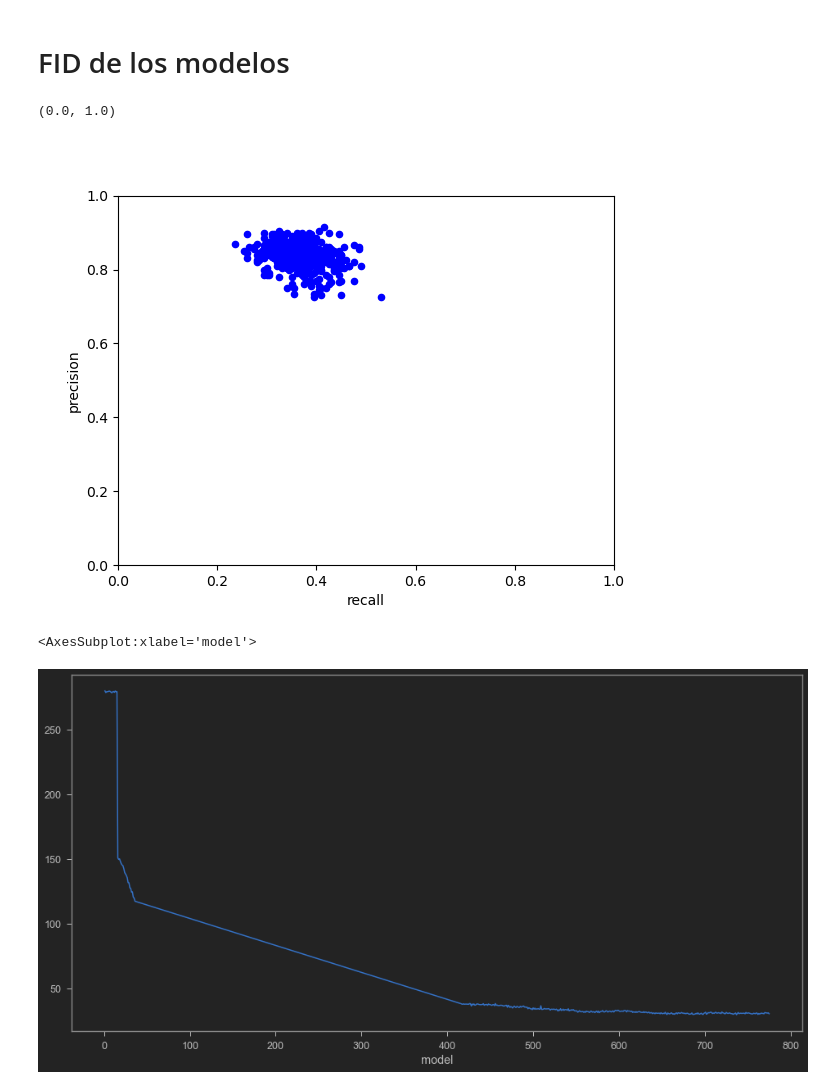
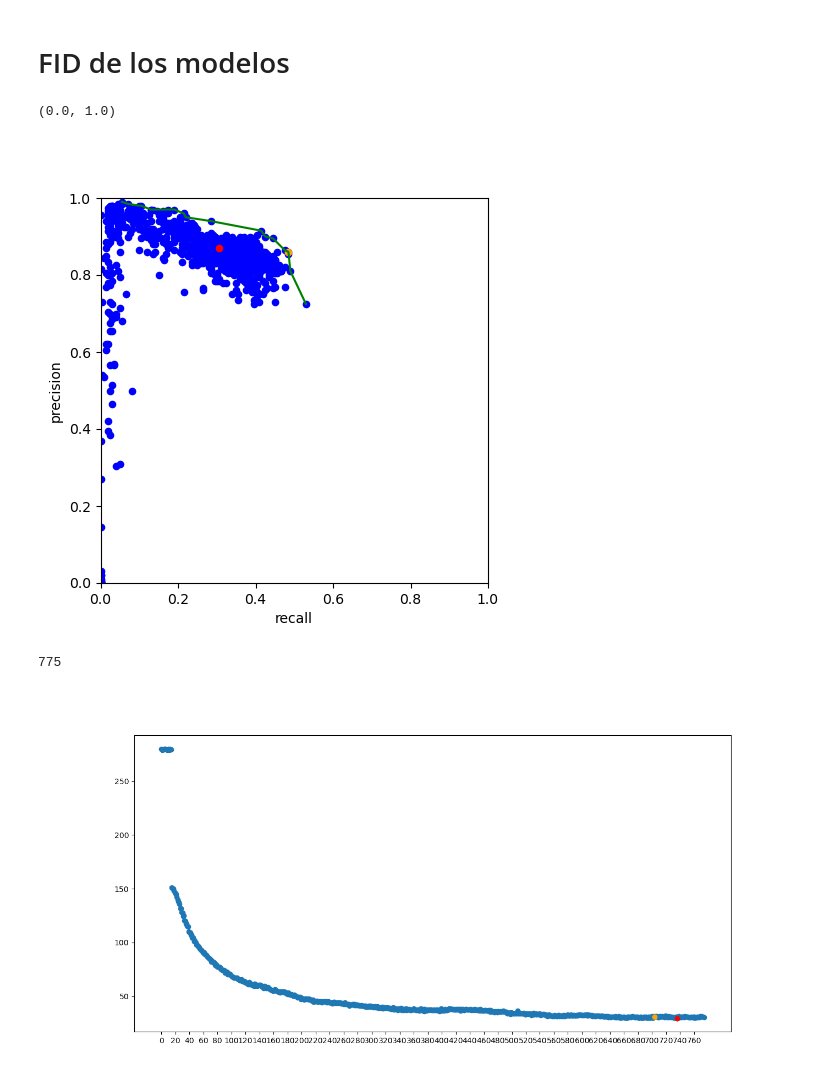
Before and after one commit to maizabros/C-StyleGAN2_FER, a Jupyter notebook: Untitled.ipynb, the cells around one changed output. Saved outputs shown, nothing was run; the diff lists cells and outputs as text; code cells hidden in the pictures.

```diff
--- a/Untitled.ipynb
+++ b/Untitled.ipynb
@@ -48,15 +55,19 @@ latents = [(ll, model.GAN.G.num_layers)]
   Asian  | Black      | Indian | White           |                |                 |          |       |
 
 """"""                 0  1  2  3  4  5  6  7  8   """
-label1 = torch.Tensor([1, 0, 0, 0, 0, 0, 0,        # Expression
+label1 = torch.Tensor([0, 0, 0, 1, 0, 0, 0,        # Expression
                        0, 0, 0, 0, 0, 0, 0, 0, 0,  # Age
-                       1, 0,                       # Sex
-                       0, 0, 0, 0, 0, 0, 1,        # Race7
-                       0, 0, 0, 1])                # Race4
+                       0, 1,                       # Gender
+                       0, 1, 0, 0, 0, 0, 0,        # Race7
+                       1, 0, 0, 0])                # Race4
 lines_to_generate = 8
 TOTAL = 8
 labels = label1.repeat(TOTAL, 1).cuda()
 ra = {0:7, 1:10, 2:8, 3:9, 4:11, 5:12, 6:13, 7:14, 8:15}
+
+# ll = torch.load("latents.pt")
+ll = torch.randn(TOTAL, 512).cuda()
+latents = [(ll, model.GAN.G.num_layers)]
 # %%
 start = time.time()
 test_image = None
@@ -64,7 +75,7 @@ for i in range(lines_to_generate):
 
     labels[:,ra[i]] = 1
     model.set_evaluation_parameters(latents_to_evaluate=latents, labels_to_evaluate=labels, reset=True, total=TOTAL)
-    generated_images, average_generated_images = model.evaluate(use_mapper=True, truncation_trick=1.5)
+    generated_images, average_generated_images = model.evaluate(use_mapper=True, truncation_trick=1.4)
 
     test_image = torch.cat((test_image, average_generated_images)) if i != 0 else average_generated_images
     labels[:,ra[i]] = 0
@@ -72,7 +83,7 @@ end = time.time()
 print("Total elapsed time: %.2f seconds" % (end - start))
 print("Avg time per image: %.10f seconds" % ((end - start)/(TOTAL*lines_to_generate)))
 torchvision.utils.save_image(test_image, f'test.png', nrow=TOTAL)
-plt.figure(figsize=(TOTAL*2 if TOTAL < 5 else 10,lines_to_generate*2 if lines_to_generate < 5 else 10))
+plt.figure(figsize=(TOTAL*2 if TOTAL < 4 else 8,lines_to_generate*2 if lines_to_generate < 4 else 8))
 plt.axis("off")
 plt.imshow(plt.imread("test.png"));
 # %% [output]
@@ -126,18 +137,55 @@ NameError: name 'name' is not defined
 # %% [markdown]
 # FID de los modelos
 # %%
-m = 400
-fids = pd.read_csv("models/test_all_2_100k/fid_stats.csv", index_col=-1).dropna()
-ax = fids.sort_index()[fids.index > m].plot.scatter("recall", "precision", color="b")
-mplcursors.cursor(ax).connect("add", lambda sel: sel.annotation.set_text(fids.sort_index()[fids.index > m].index[sel.index]))
+m, step = 0, 1
+fids = pd.read_csv("training_progress_test_all_2_100k/metrics_test_all_2_100k.csv").dropna()
+fids_m = fids.sort_index()[fids.index > m][::step].reset_index()
+ax = fids_m.plot.scatter("recall", "precision", color="b", figsize=(5,5))
+highPareto = True
+
+'''Pareto frontier selection process'''
+sorted_list = sorted([[fids_m.recall[i], fids_m.precision[i]] for i in range(len(fids_m.recall))], reverse=True)
+pareto_front = [sorted_list[0]]
+for pair in sorted_list[1:]:
+    if highPareto:
+        if pair[1] >= pareto_front[-1][1]:
+            pareto_front.append(pair)
+    else:
+        if pair[1] <= pareto_front[-1][1]:
+            pareto_front.append(pair)
+
+'''Plotting process'''
+pf_X = [pair[0] for pair in pareto_front]
+pf_Y = [pair[1] for pair in pareto_front]
+plt.plot(pf_X, pf_Y, color="green")
+
+fids_m[fids_m.fid == fids_m.fid.min()].plot.scatter("recall", "precision", ax=ax, color="red")
+fids_m[fids_m.f1 == fids_m.f1.max()].plot.scatter("recall", "precision", ax=ax, color="orange")
+
+mplcursors.cursor(ax).connect("add", lambda sel: sel.annotation.set_text(
+    f"Modelo: {fids_m.index[sel.index]+m+1}\nFID: {fids_m.iloc[sel.index].fid}\n" +
+    f"Precision: {fids_m.iloc[sel.index].precision:.2f}\nRecall: {fids_m.iloc[sel.index].recall}\n" +
+    f"F1: {fids_m.iloc[sel.index].f1}"
+) if isinstance(sel.artist, mpl.collections.PathCollection) else None)
 ax.set_ylim(0,1)
 ax.set_xlim(0,1)
 # ax.set_xlim(610,800)
 # %% [output]
 (0.0, 1.0)
-[figure, old version]
+[figure, new version]
 # %%
-fids.sort_index()["fid"][fids.index > 0].plot(figsize=(16,8))
+plt.figure()
+ax2 = fids_m["fid"].plot(figsize=(14,7), marker="o", linestyle="None")
+fids_m[fids_m.f1 == fids_m.f1.max()]["fid"].plot(figsize=(14,7), marker="o", linestyle="None", ax=ax2, color="orange")
+fids_m[fids_m.fid == fids_m.fid.min()]["fid"].plot(figsize=(14,7), marker="o", linestyle="None", ax=ax2, color="red")
+mplcursors.cursor(ax2).connect("add", lambda sel: sel.annotation.set_text(
+    f"Modelo: {fids_m.index[sel.index]+m+1}\nFID: {fids_m.iloc[sel.index].fid}\n" +
+    f"Precision: {fids_m.iloc[sel.index].precision:.2f}\nRecall: {fids_m.iloc[sel.index].recall}\n" +
+    f"F1: {fids_m.iloc[sel.index].f1}"
+))
+print(fids_m.shape[0])
+ax2.set_xticks(np.arange(0,fids_m.shape[0],20))
+ax2.set_xticklabels(np.arange(775-fids_m.shape[0],776,20));
 # %% [output]
-<AxesSubplot:xlabel='model'>
+775
-[figure, old version]
+[figure, new version]
```
Also changed, not shown: parts of 8 cells of this notebook, 9 other files.
